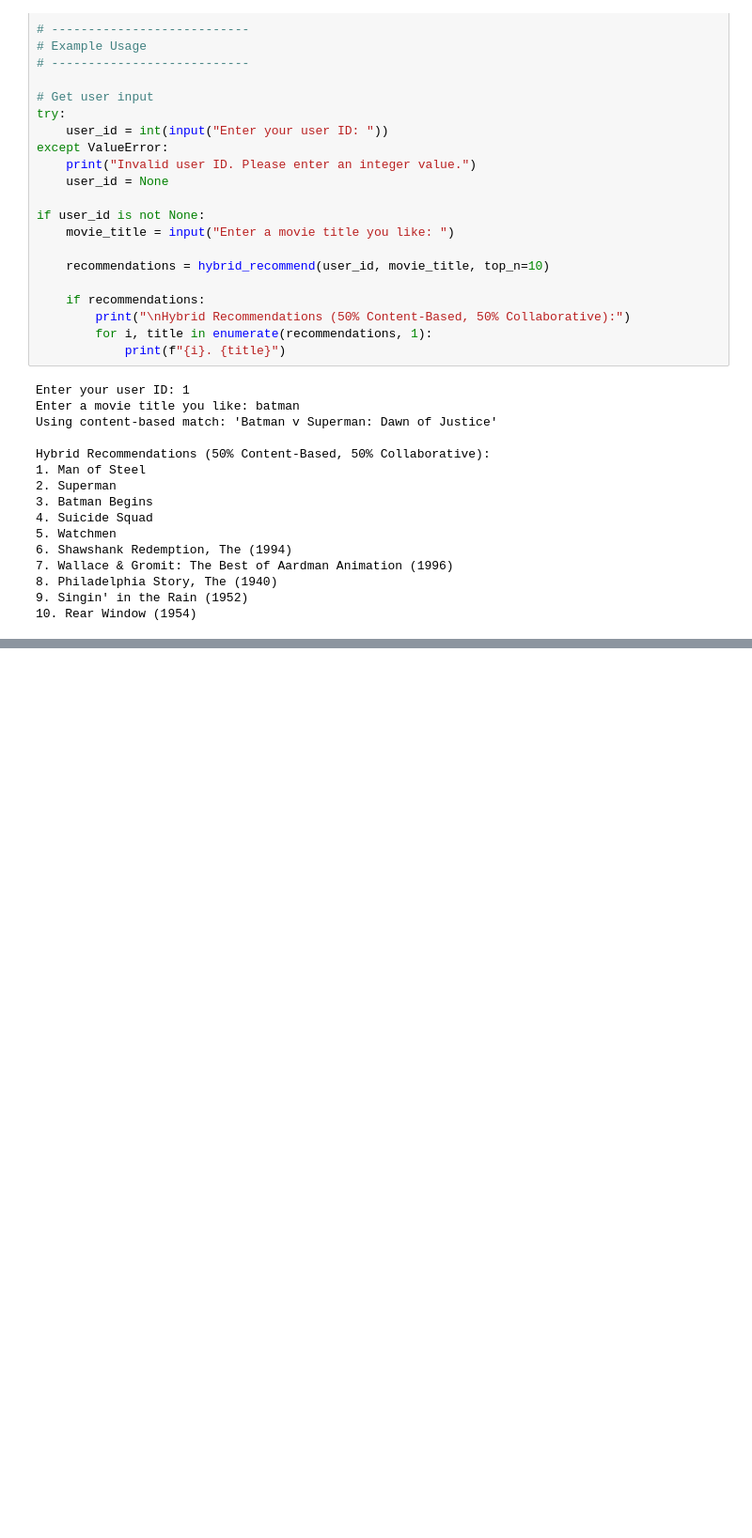
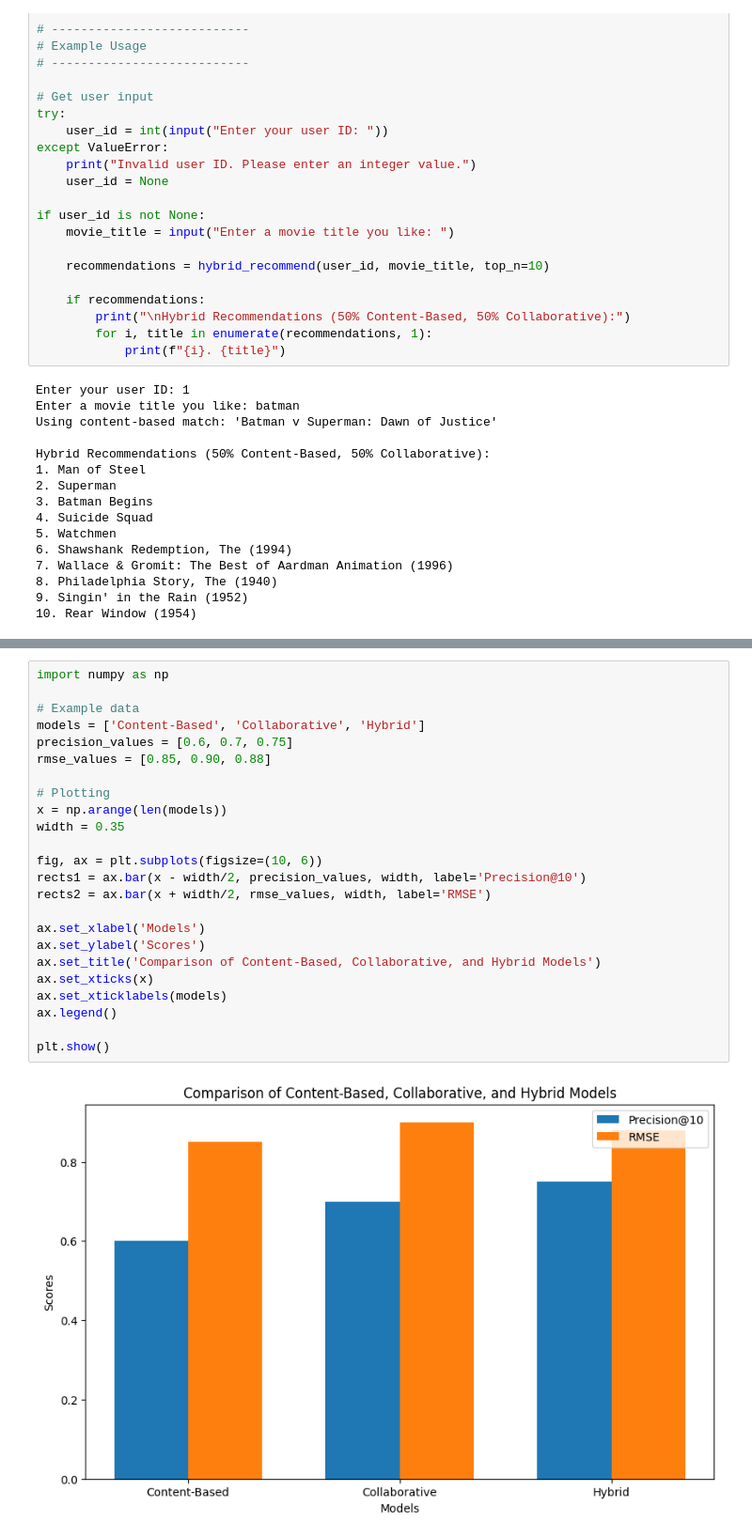
Before and after one commit to universalgithub/movie_recommendation_system, a Jupyter notebook: Full_recommendation_system.ipynb, the cells around one changed output, grey strips where cells are left out. Shown at 94% size. Drawn from its saved outputs; the diff is of its cells as text; blank space fills up the shorter version.

```diff
--- a/Full_recommendation_system.ipynb
+++ b/Full_recommendation_system.ipynb
@@ -527,0 +517,26 @@ Mean Average Precision: 0.44454733568839955
+# %%
+import numpy as np
+
+# Example data
+models = ['Content-Based', 'Collaborative', 'Hybrid']
+precision_values = [0.6, 0.7, 0.75]
+rmse_values = [0.85, 0.90, 0.88]
+
+# Plotting
+x = np.arange(len(models))
+width = 0.35
+
+fig, ax = plt.subplots(figsize=(10, 6))
+rects1 = ax.bar(x - width/2, precision_values, width, label='Precision@10')
+rects2 = ax.bar(x + width/2, rmse_values, width, label='RMSE')
+
+ax.set_xlabel('Models')
+ax.set_ylabel('Scores')
+ax.set_title('Comparison of Content-Based, Collaborative, and Hybrid Models')
+ax.set_xticks(x)
+ax.set_xticklabels(models)
+ax.legend()
+
+plt.show()
+# %% [output]
+[figure, added]
```
Also changed, not shown: parts of 8 cells of this notebook.
